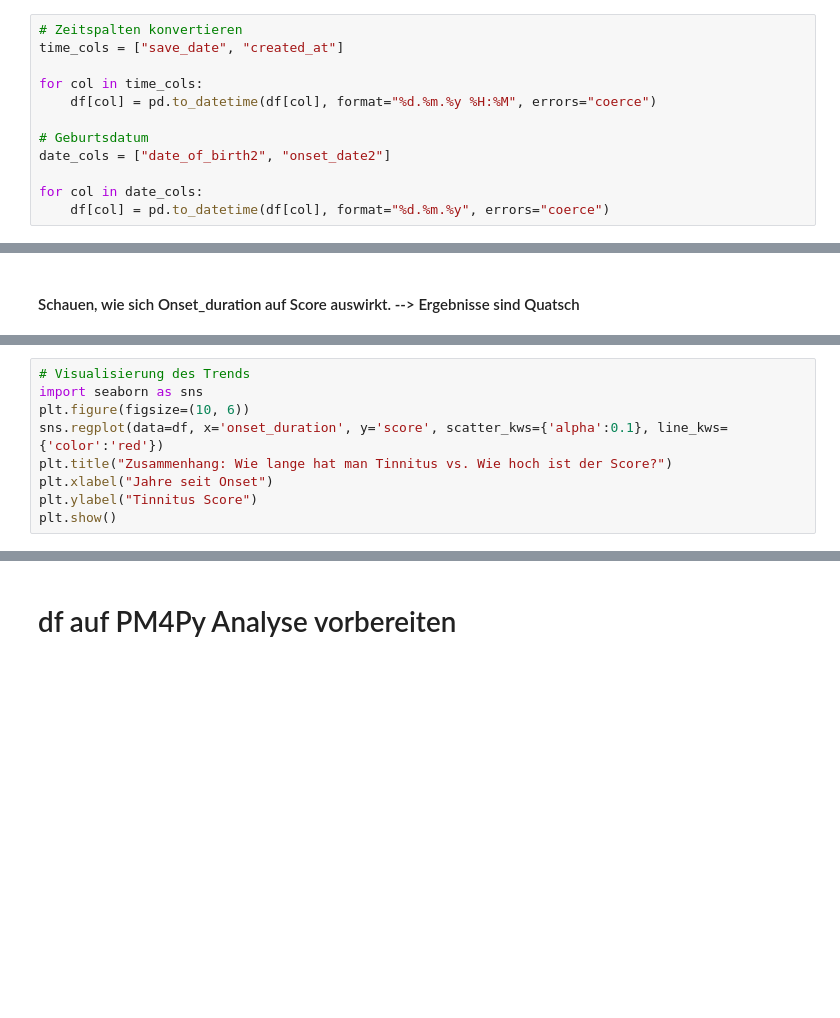
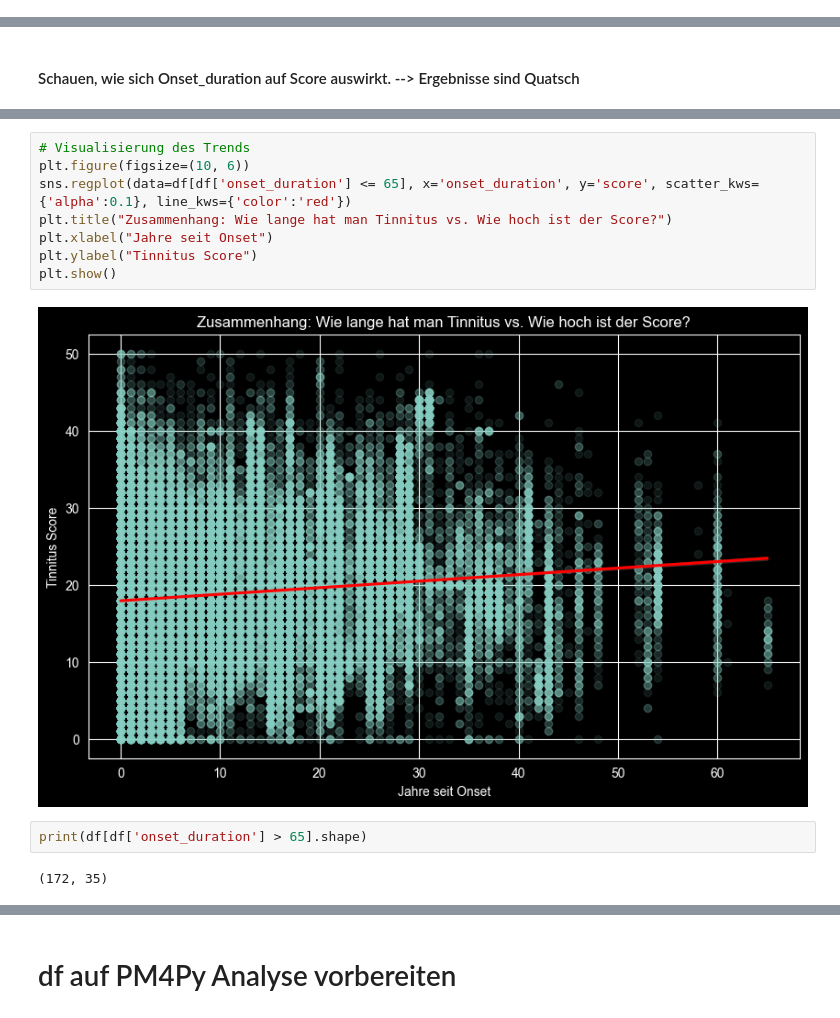
Before and after one commit to berielias-cpu/MasterArbeit, a Jupyter notebook: Masterarbeit/01_EDA_V2.0.ipynb, the cells around one changed output, grey strips where cells are left out. Saved outputs shown, nothing was run; the diff lists cells and outputs as text; blank space fills up the shorter version.

Commit message:
code zusammengefasst: - imports an anfang - reihenfolge im code angepasst - redundanten code entfernt

```diff
--- a/Masterarbeit/01_EDA_V2.0.ipynb
+++ b/Masterarbeit/01_EDA_V2.0.ipynb
@@ -220,16 +418,4 @@ print(f"Entfernte Nutzer: {(1018/3339)*100:.2f}%")
 # %% [markdown]
 # Daten aufbereiten
-# %%
-# Zeitspalten konvertieren
-time_cols = ["save_date", "created_at"]
-
-for col in time_cols:
-    df[col] = pd.to_datetime(df[col], format="%d.%m.%y %H:%M", errors="coerce")
-
-# Geburtsdatum
-date_cols = ["date_of_birth2", "onset_date2"]
-
-for col in date_cols:
-    df[col] = pd.to_datetime(df[col], format="%d.%m.%y", errors="coerce")
 # %%
 df[df["created_at"].isna()]
@@ -597,12 +903,17 @@ print(f"Signifikanz des Onset-Unterschieds: p = {p_val:.4f}")
 # %%
 # Visualisierung des Trends
-import seaborn as sns
 plt.figure(figsize=(10, 6))
-sns.regplot(data=df, x='onset_duration', y='score', scatter_kws={'alpha':0.1}, line_kws={'color':'red'})
+sns.regplot(data=df[df['onset_duration'] <= 65], x='onset_duration', y='score', scatter_kws={'alpha':0.1}, line_kws={'color':'red'})
 plt.title("Zusammenhang: Wie lange hat man Tinnitus vs. Wie hoch ist der Score?")
 plt.xlabel("Jahre seit Onset")
 plt.ylabel("Tinnitus Score")
 plt.show()
+# %% [output]
+[figure, added]
+# %%
+print(df[df['onset_duration'] > 65].shape)
+# %% [output]
+(172, 35)
 # %%
 # Wir gruppieren die Onset-Dauer in Kategorien, um den Trend zu sehen
 def duration_group(days):
```
Also changed, not shown: parts of 59 cells of this notebook.
